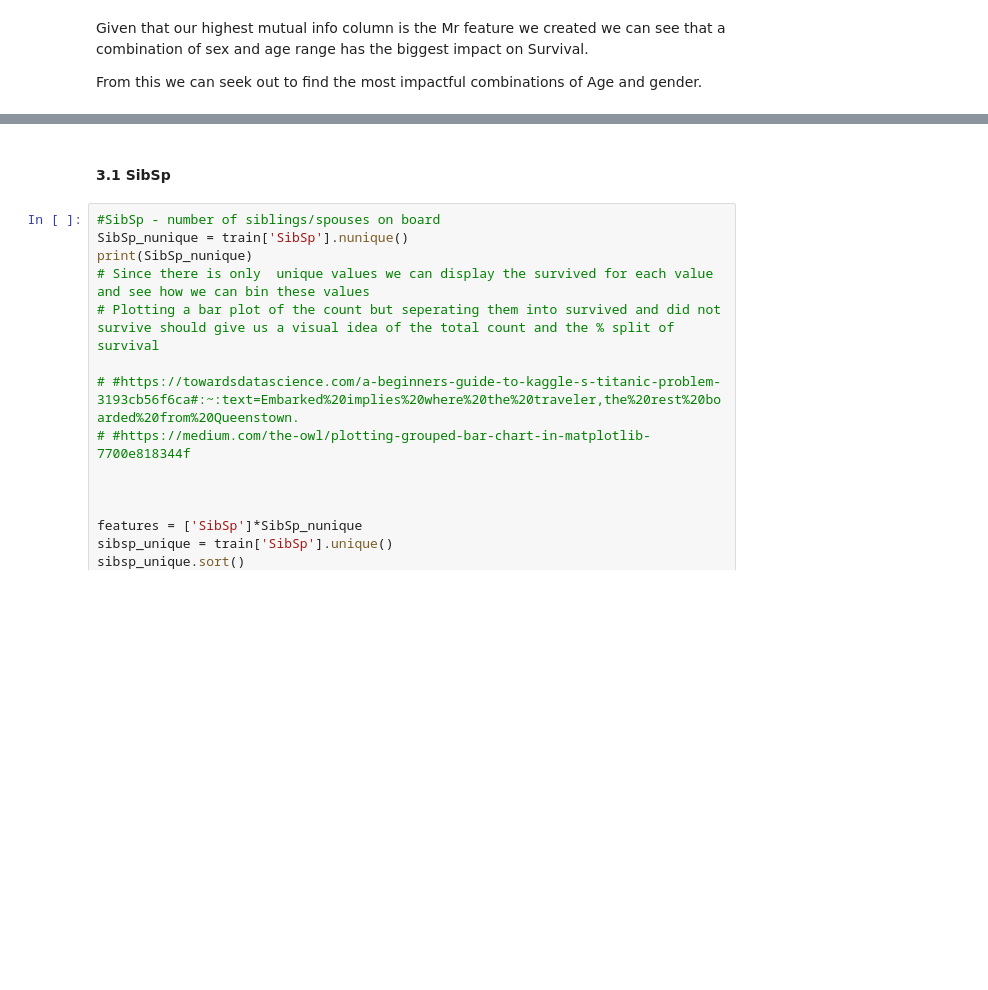
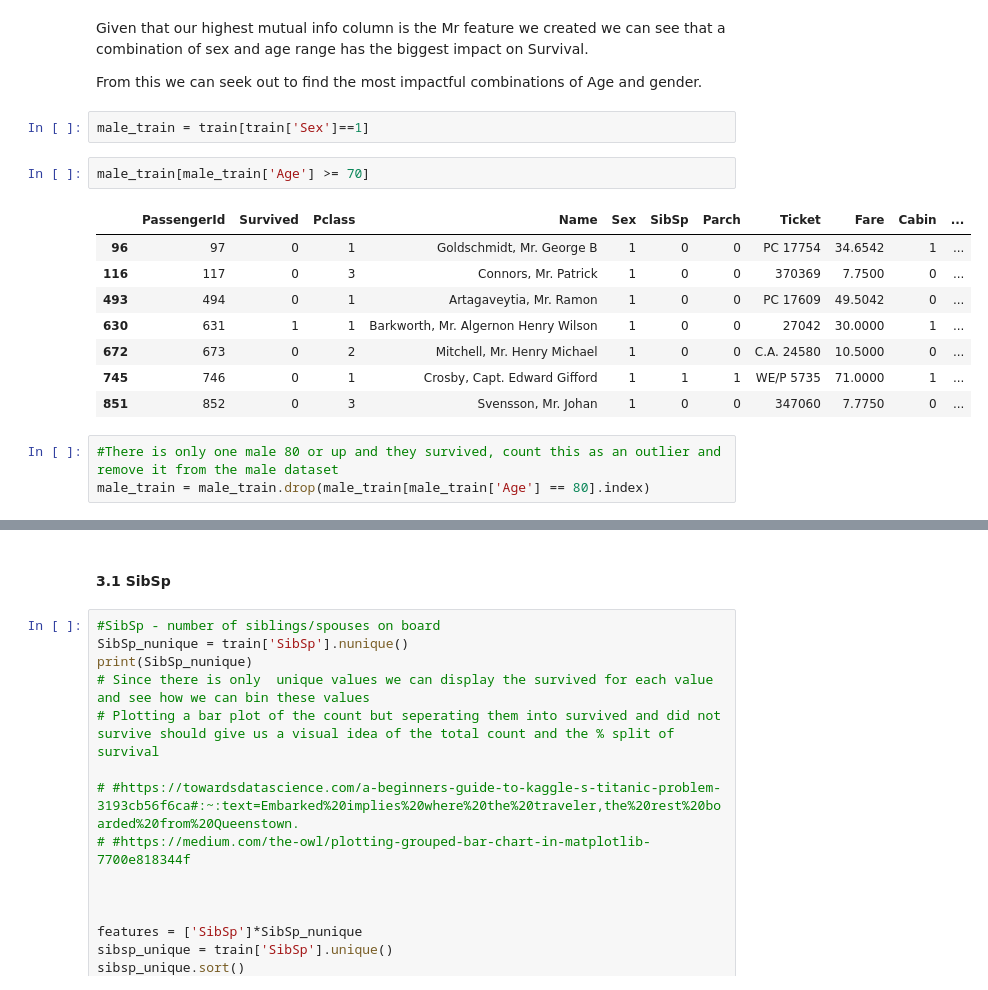
Before and after one commit to MaxymWojnowskyj/Titanic-ML-Comp, a Jupyter notebook: Titanic_NoteBook.ipynb, the cells around one changed output, grey strips where cells are left out. Drawn from its saved outputs; the diff is of its cells as text; blank space fills up the shorter version.

```diff
--- a/Titanic_NoteBook.ipynb
+++ b/Titanic_NoteBook.ipynb
@@ -759,3 +781,19 @@ Text(0.5, 1.0, 'Mutual information between numerical columns and Survived')
 Given that our highest mutual info column is the Mr feature we created we can see that a combination of sex and age range has the biggest impact on Survival.
 
 From this we can seek out to find the most impactful combinations of Age and gender.
+# %%
+male_train = train[train['Sex']==1]
+# %%
+male_train[male_train['Age'] >= 70]
+# %% [output]
+|  | PassengerId | Survived | Pclass | Name | Sex | SibSp | Parch | Ticket | Fare | Cabin | ... |
+| 96 | 97 | 0 | 1 | Goldschmidt, Mr. George B | 1 | 0 | 0 | PC 17754 | 34.6542 | 1 | ... |
+| 116 | 117 | 0 | 3 | Connors, Mr. Patrick | 1 | 0 | 0 | 370369 | 7.7500 | 0 | ... |
+| 493 | 494 | 0 | 1 | Artagaveytia, Mr. Ramon | 1 | 0 | 0 | PC 17609 | 49.5042 | 0 | ... |
+| 630 | 631 | 1 | 1 | Barkworth, Mr. Algernon Henry Wilson | 1 | 0 | 0 | 27042 | 30.0000 | 1 | ... |
+| 672 | 673 | 0 | 2 | Mitchell, Mr. Henry Michael | 1 | 0 | 0 | C.A. 24580 | 10.5000 | 0 | ... |
+| 745 | 746 | 0 | 1 | Crosby, Capt. Edward Gifford | 1 | 1 | 1 | WE/P 5735 | 71.0000 | 1 | ... |
+| 851 | 852 | 0 | 3 | Svensson, Mr. Johan | 1 | 0 | 0 | 347060 | 7.7750 | 0 | ... |
+# %%
+#There is only one male 80 or up and they survived, count this as an outlier and remove it from the male dataset
+male_train = male_train.drop(male_train[male_train['Age'] == 80].index)
```
Also changed, not shown: parts of 8 cells of this notebook.
